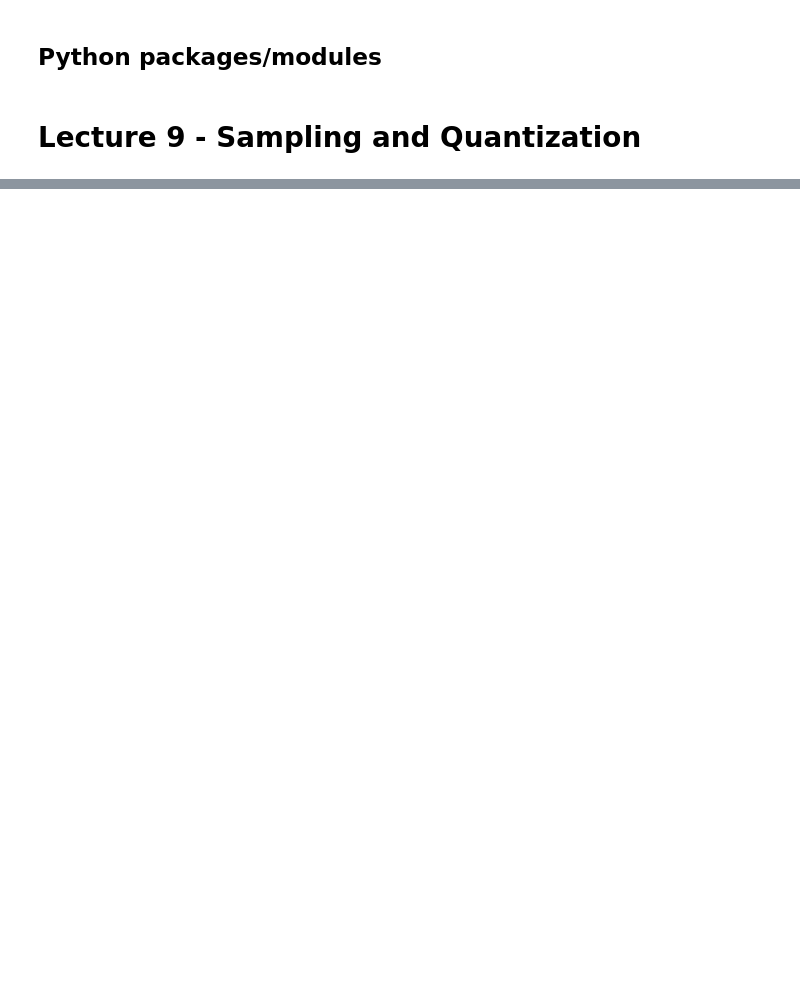
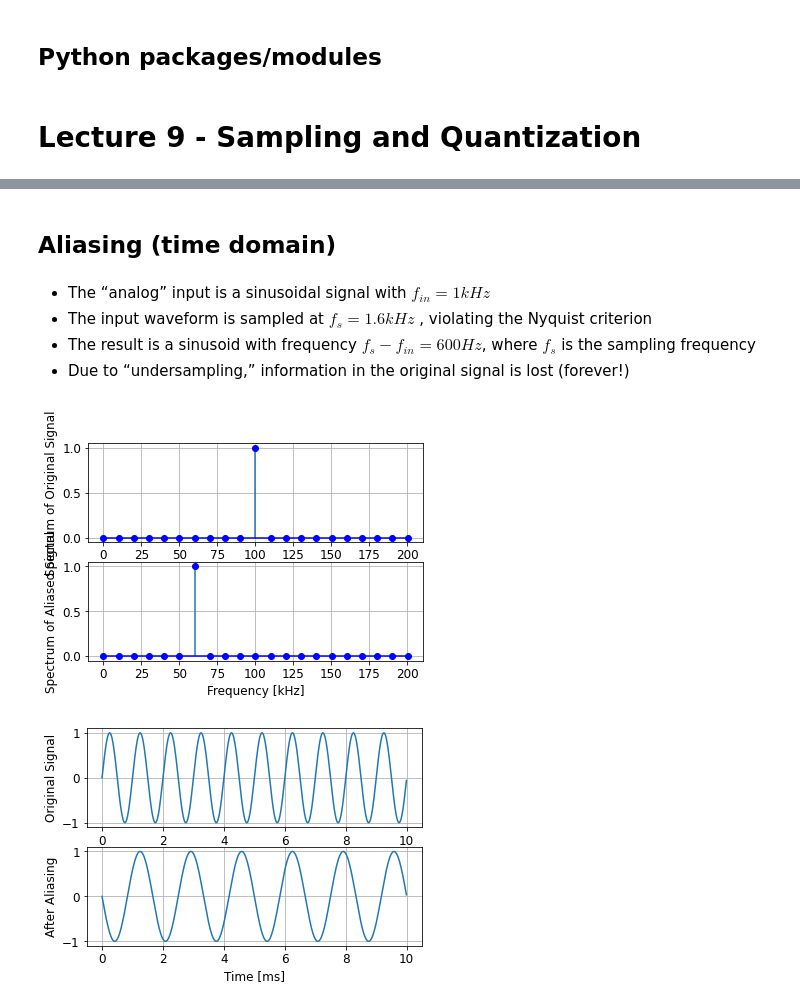
Before and after one commit to uw-analog/ee538-autumn2020, a Jupyter notebook: Lecture/2020_12_03_EE538_Lecture9.ipynb, the cells around one changed output, grey strips where cells are left out. Drawn from its saved outputs; the diff is of its cells as text; code cells hidden in the pictures; blank space fills up the shorter version.

```diff
--- a/Lecture/2020_12_03_EE538_Lecture9.ipynb
+++ b/Lecture/2020_12_03_EE538_Lecture9.ipynb
@@ -350,0 +395,48 @@ np.sqrt(np.sum(en_psd)*5)
+# %% [markdown]
+## Aliasing (time domain)
+# %% [markdown]
+ - The “analog” input is a sinusoidal signal with $f_{in} = 1kHz$
+ - The input waveform is sampled at $f_s = 1.6kHz$ , violating the Nyquist criterion
+ - The result is a sinusoid with frequency $f_s - f_{in} = 600Hz$, where $f_s$ is the sampling frequency
+ -  Due to “undersampling,” information in the original signal is lost (forever!)
+# %%
+f_in = 1e3
+N = 2**10
+t_sim = 10e-3
+T = t_sim / N
+
+# Original signal
+t = np.arange(0, t_sim, T)
+v_analog = np.sin(2*np.pi*f_in*t)
+v_a_f, v_a_mag = fft_mag(v_analog, N, T, t_sim)
+
+# Undersampled signal
+n_undrsmpl = 64
+t_undrsmpl = np.arange(0, t_sim, T*n_undrsmpl)
+v_undrsmpl = np.sin(2*np.pi*f_in*t_undrsmpl)
+v_resmpl = signal.resample(v_undrsmpl, N)
+v_s_f, v_s_mag = fft_mag(v_resmpl, N, T, t_sim)
+
+fig, ax = plt.subplots(2)
+ax[0].stem(1e-3*v_a_f[0:21]/t_sim, v_a_mag[0:21], linefmt='tab:blue', markerfmt='bo', basefmt='b',
+        use_line_collection=True)
+ax[0].set_ylabel('Spectrum of Original Signal')
+ax[0].grid()
+ax[1].stem(1e-3*v_s_f[0:21]/t_sim, v_s_mag[0:21], linefmt='tab:blue', markerfmt='bo', basefmt='b',
+        use_line_collection=True)
+ax[1].set_ylabel('Spectrum of Aliased Signal')
+ax[1].set_xlabel('Frequency [kHz]')
+ax[1].grid()
+
+# Plot time domain signals
+fig,ax = plt.subplots(2)
+ax[0].plot(1e3*t, v_analog)
+ax[0].set_ylabel('Original Signal')
+ax[0].grid(which='both',axis='both')
+ax[1].plot(1e3*t, v_resmpl)
+ax[1].set_ylabel('After Aliasing')
+ax[1].set_xlabel('Time [ms]')
+ax[1].grid(which='both',axis='both')
+# %% [output]
+[figure, added]
+[figure, added]
```
Also changed, not shown: parts of 106 cells of this notebook, 24 other files.
